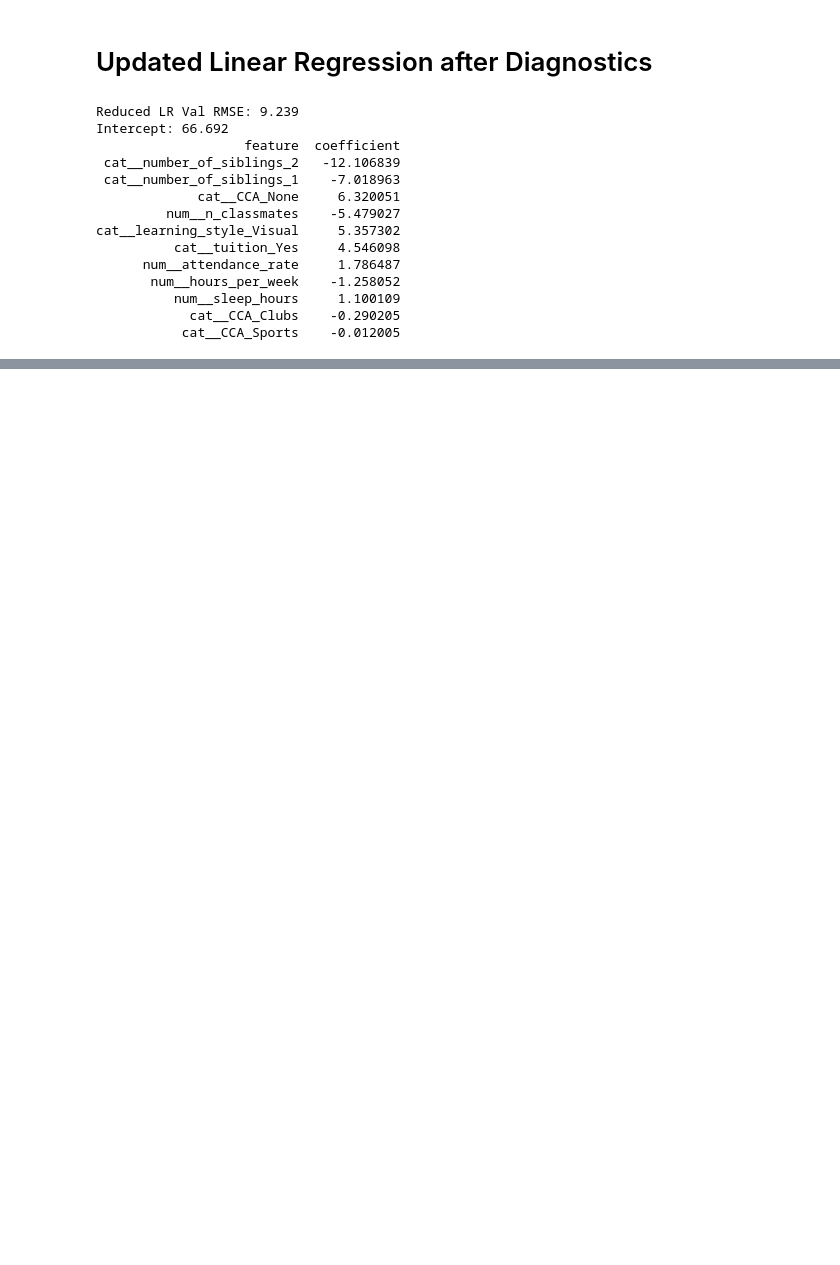
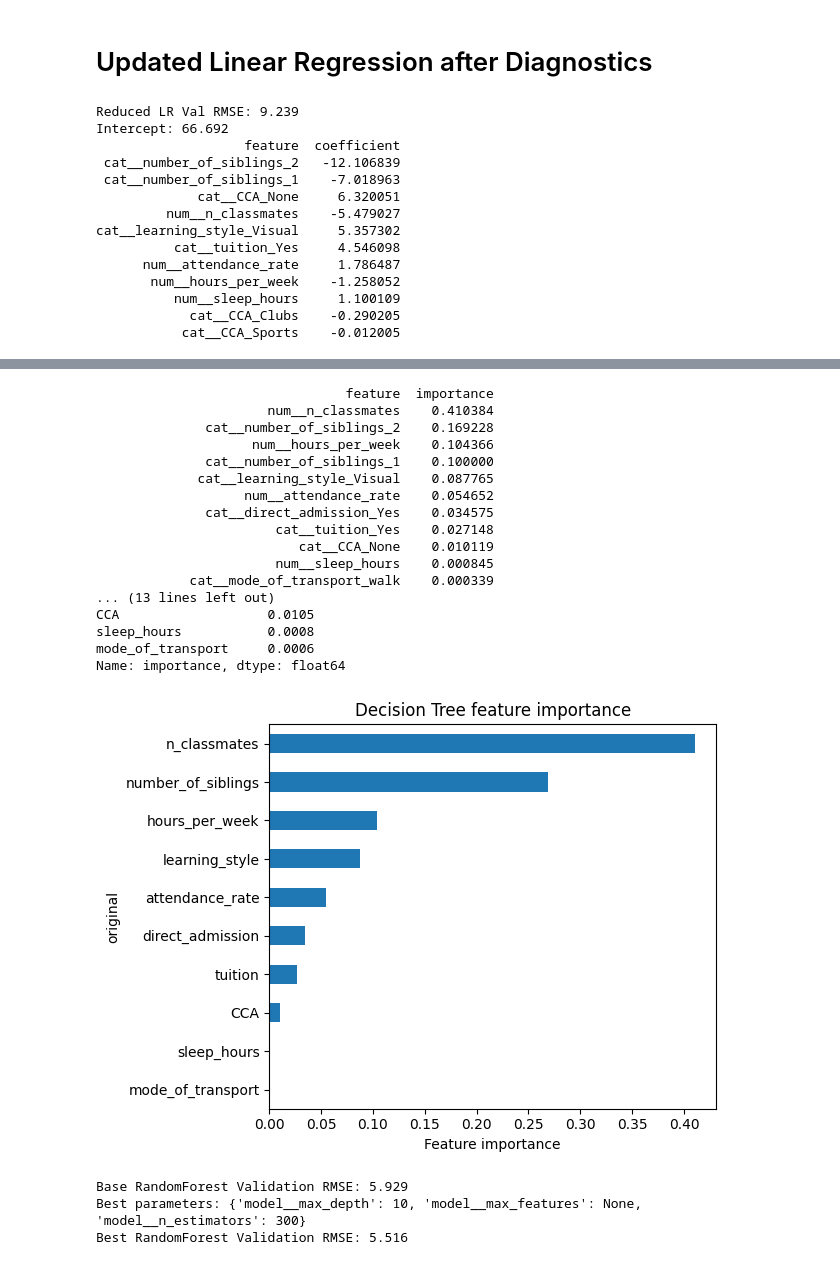
Before and after one commit to EdwardCKB/daily-ds, a Jupyter notebook: ml/clean-code/aiap-student-score-prediction.ipynb, the cells around one changed output, grey strips where cells are left out. Cells and saved outputs as stored; diff of their text form; code cells hidden in the pictures; blank space fills up the shorter version.

```diff
--- a/ml/clean-code/aiap-student-score-prediction.ipynb
+++ b/ml/clean-code/aiap-student-score-prediction.ipynb
@@ -727,0 +769,74 @@ cat__learning_style_Visual     5.357302
+# %%
+# plotting feature importance (BASED ON MODEL FITTED TO TRAINING DATA)
+feature_names = best_DT.named_steps['preprocess'].get_feature_names_out()
+importances = best_DT.named_steps['model'].feature_importances_
+
+imp_table = (pd.DataFrame({'feature': feature_names, 'importance': importances}).sort_values('importance', ascending=False))
+print(imp_table.to_string(index=False))
+
+# Grouped by original column (sum the one-hot dummies)
+def original_column(name):
+    name = name.split('__', 1)[1]          # remove the 'num__' / 'cat__' prefix
+    for col in cat_cols:                   # e.g. 'CCA_None' -> 'CCA'
+        if name.startswith(col + '_'):
+            return col
+    return name                            # numeric columns stay as they are
+
+imp_table['original'] = imp_table['feature'].apply(original_column)
+grouped = imp_table.groupby('original')['importance'].sum().sort_values()
+
+print("\nImportance by original column:")
+print(grouped.sort_values(ascending=False).round(4))
+
+
+grouped.plot(kind='barh')
+plt.xlabel('Feature importance')
+plt.title('Decision Tree feature importance')
+plt.tight_layout()
+plt.show()
+# %% [output]
+                                feature  importance
+                      num__n_classmates    0.410384
+              cat__number_of_siblings_2    0.169228
+                    num__hours_per_week    0.104366
+              cat__number_of_siblings_1    0.100000
+             cat__learning_style_Visual    0.087765
+                   num__attendance_rate    0.054652
+              cat__direct_admission_Yes    0.034575
+                       cat__tuition_Yes    0.027148
+                          cat__CCA_None    0.010119
+                       num__sleep_hours    0.000845
+            cat__mode_of_transport_walk    0.000339
+... (13 lines left out)
+CCA                   0.0105
+sleep_hours           0.0008
+mode_of_transport     0.0006
+Name: importance, dtype: float64
+[figure, added]
+# %%
+# RandomForest
+rf_model = Pipeline(steps=[
+    ('preprocess', Preprocesser),
+    ('model', RandomForestRegressor(random_state=42))
+])
+
+base_rf_model= rf_model.fit(X_train, y_train)
+base_rf_rmse = root_mean_squared_error(y_val, base_rf_model.predict(X_val))
+print(f"Base RandomForest Validation RMSE: {base_rf_rmse:.3f}")
+
+param_grid = {
+    'model__n_estimators': [200, 300],
+    'model__max_features': ['sqrt', None],
+    'model__max_depth': [10, 15, None],
+}
+
+grid_search_rf = GridSearchCV(rf_model, param_grid, cv=5, scoring='neg_root_mean_squared_error')
+grid_search_rf.fit(X_train, y_train)
+best_rf = grid_search_rf.best_estimator_
+rf_rmse = root_mean_squared_error(y_val, best_rf.predict(X_val))
+print("Best parameters:", grid_search_rf.best_params_)
+print(f"Best RandomForest Validation RMSE: {rf_rmse:.3f}")
+# %% [output]
+Base RandomForest Validation RMSE: 5.929
+Best parameters: {'model__max_depth': 10, 'model__max_features': None, 'model__n_estimators': 300}
+Best RandomForest Validation RMSE: 5.516
```
Also changed, not shown: parts of 12 cells of this notebook.
